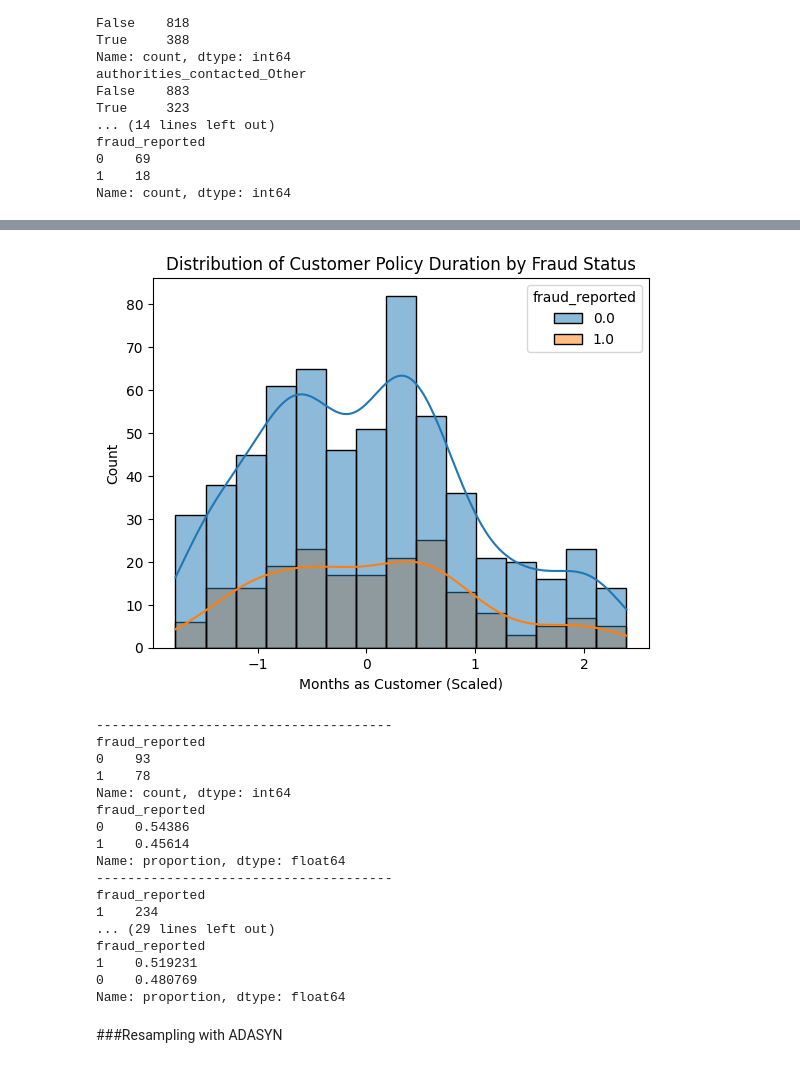
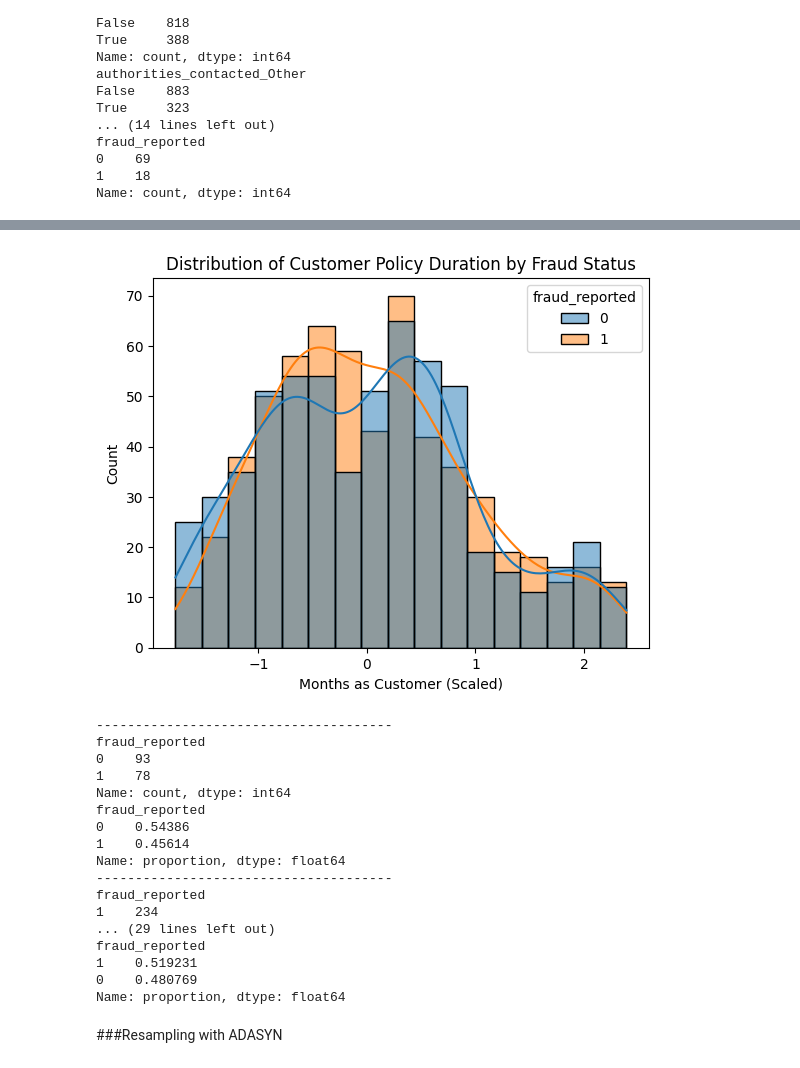
Before and after one commit to dths8/DSA4263_Vehicle-Insurance-Fraud-Detection, a Jupyter notebook: data/data_preprocessing.ipynb, the cells around one changed output, grey strips where cells are left out. Drawn from its saved outputs; the diff is of its cells as text; code cells hidden in the pictures.

```diff
--- a/data/data_preprocessing.ipynb
+++ b/data/data_preprocessing.ipynb
@@ -649,28 +651,28 @@ plt.show()
 # %%
 #plot distribution curves for months_as_customer by fraud status
-sns.histplot(x=x_train_resampled['months_as_customer'], hue=y_train, kde=True)
+sns.histplot(x=x_train_resampled['months_as_customer'], hue=y_train_resampled, kde=True)
 plt.title("Distribution of Customer Policy Duration by Fraud Status")
 plt.xlabel("Months as Customer (Scaled)")
 plt.ylabel("Count")
 plt.show()
 
 #find the number of fraud cases in each bin of months_as_customer
 lower_bound = -2
 upper_bound = -1
 
 for lower_bound in range(-2, 3):
   fraud_in_bin = pd.DataFrame()
   #join xtrain and ytrain dataset together for this analysis
   fraud_in_bin['months_as_customer'] = x_train_resampled['months_as_customer']
   fraud_in_bin['fraud_reported'] = y_train_resampled
   fraud_in_bin = fraud_in_bin[(fraud_in_bin['months_as_customer'] > lower_bound) &
                     (fraud_in_bin['months_as_customer'] < upper_bound)]
   print("--------------------------------------")
   print(fraud_in_bin['fraud_reported'].value_counts())
   print(fraud_in_bin['fraud_reported'].value_counts(normalize=True))
   upper_bound += 1
 # %% [output]
-[figure, old version]
+[figure, new version]
 --------------------------------------
 fraud_reported
 0    93
```
Also changed, not shown: parts of 23 cells of this notebook, 6 other files.
